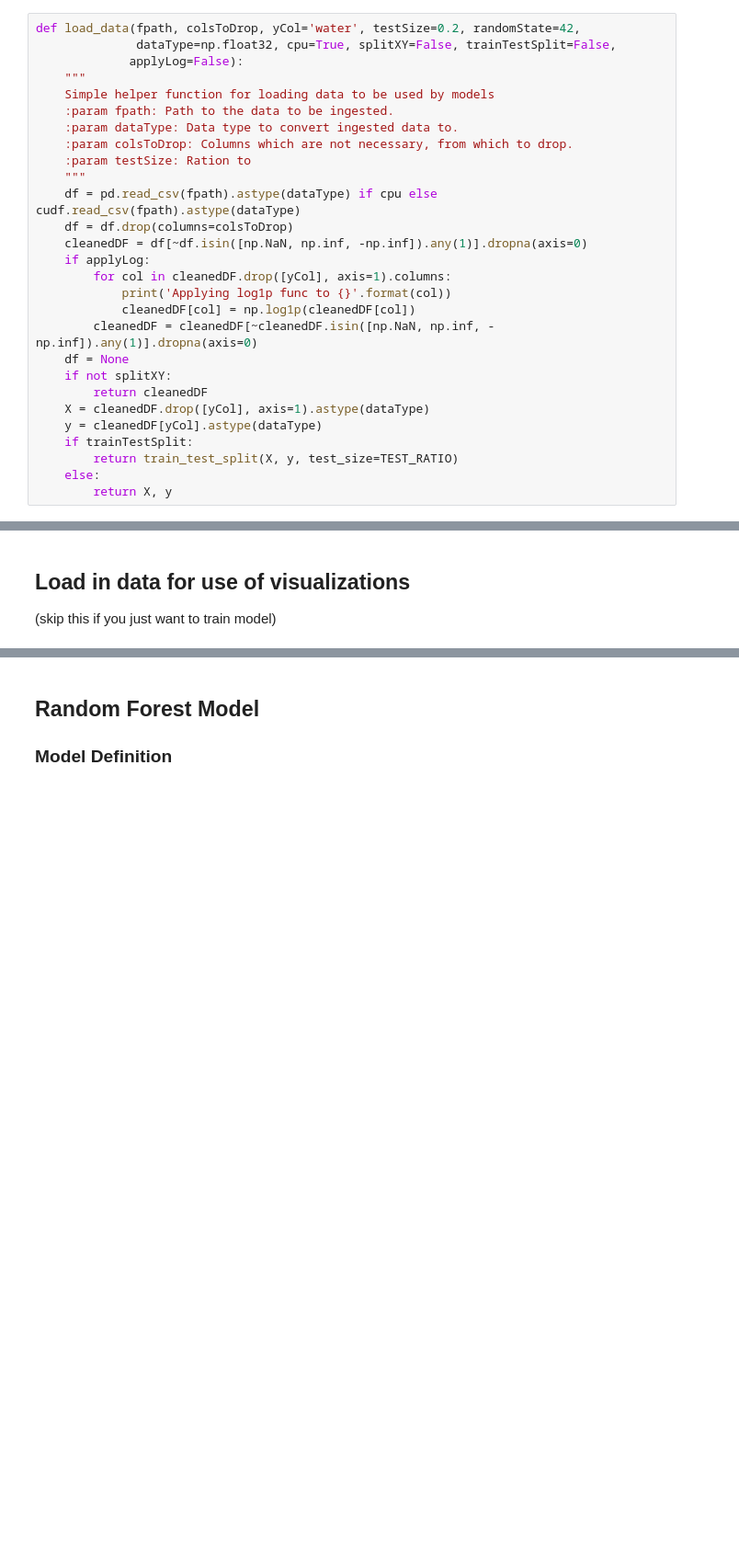
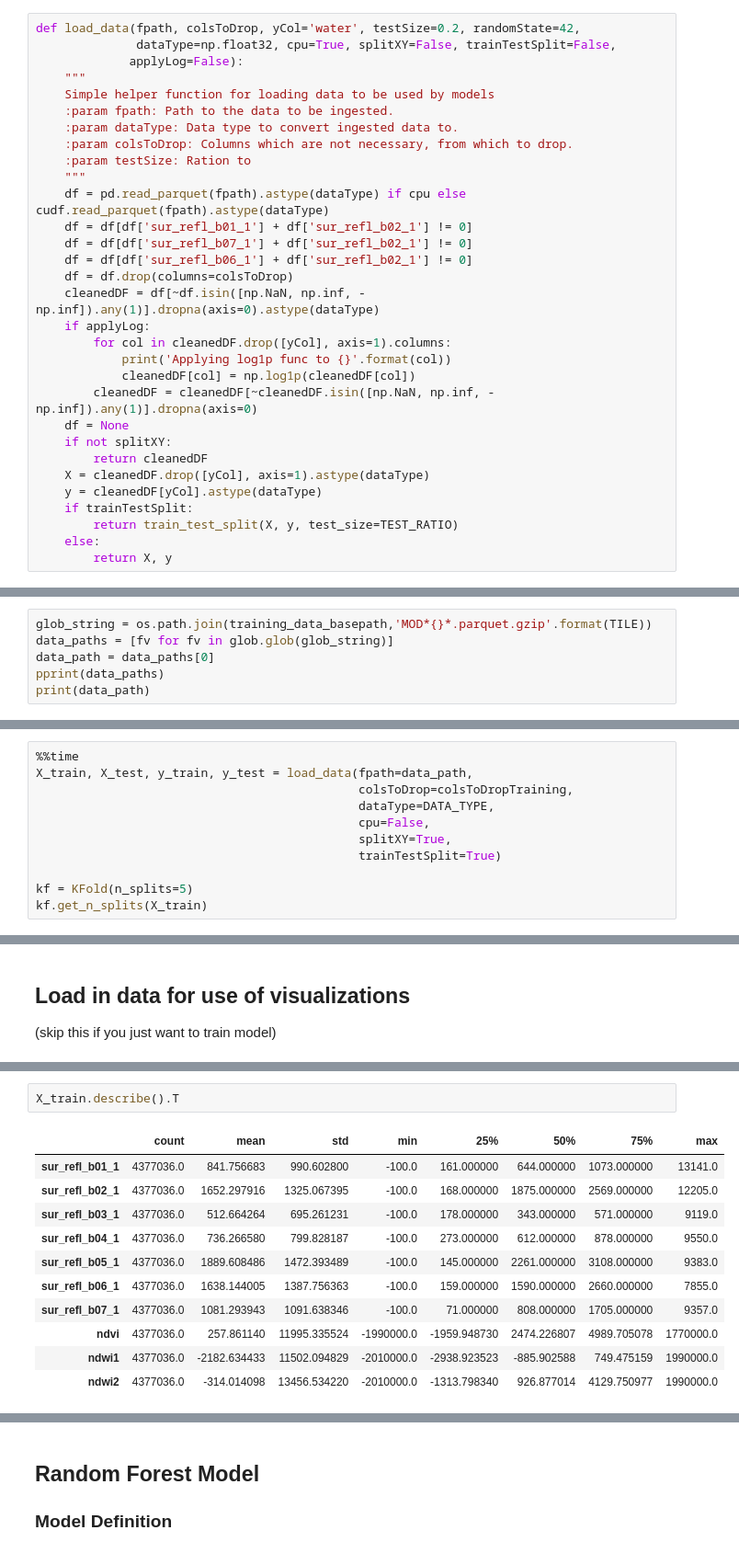
Before and after one commit to nasa-nccs-hpda/modis-water-classification, a Jupyter notebook: modis_water_training/view/notebook/MODIS_Water_RF_GPU.ipynb, the cells around one changed output, grey strips where cells are left out. Shown at 92% size. Cells and saved outputs as stored; diff of their text form; blank space fills up the shorter version.

```diff
--- a/modis_water_training/view/notebook/MODIS_Water_RF_GPU.ipynb
+++ b/modis_water_training/view/notebook/MODIS_Water_RF_GPU.ipynb
@@ -56,9 +85,12 @@ def load_data(fpath, colsToDrop, yCol='water', testSize=0.2, randomState=42,
     :param colsToDrop: Columns which are not necessary, from which to drop.
     :param testSize: Ration to
     """
-    df = pd.read_csv(fpath).astype(dataType) if cpu else cudf.read_csv(fpath).astype(dataType)
+    df = pd.read_parquet(fpath).astype(dataType) if cpu else cudf.read_parquet(fpath).astype(dataType)
+    df = df[df['sur_refl_b01_1'] + df['sur_refl_b02_1'] != 0]
+    df = df[df['sur_refl_b07_1'] + df['sur_refl_b02_1'] != 0]
+    df = df[df['sur_refl_b06_1'] + df['sur_refl_b02_1'] != 0]
     df = df.drop(columns=colsToDrop)
-    cleanedDF = df[~df.isin([np.NaN, np.inf, -np.inf]).any(1)].dropna(axis=0)
+    cleanedDF = df[~df.isin([np.NaN, np.inf, -np.inf]).any(1)].dropna(axis=0).astype(dataType)
     if applyLog:
         for col in cleanedDF.drop([yCol], axis=1).columns:
             print('Applying log1p func to {}'.format(col))
@@ -85,0 +113,6 @@ True
+# %%
+glob_string = os.path.join(training_data_basepath,'MOD*{}*.parquet.gzip'.format(TILE))
+data_paths = [fv for fv in glob.glob(glob_string)]
+data_path = data_paths[0]
+pprint(data_paths)
+print(data_path)
@@ -85,0 +124,11 @@ True
+# %%
+%%time
+X_train, X_test, y_train, y_test = load_data(fpath=data_path,
+                                             colsToDrop=colsToDropTraining,
+                                             dataType=DATA_TYPE,
+                                             cpu=False,
+                                             splitXY=True,
+                                             trainTestSplit=True)
+
+kf = KFold(n_splits=5)
+kf.get_n_splits(X_train)
@@ -160,0 +155,14 @@ sampledDf = None
+# %%
+X_train.describe().T
+# %% [output]
+|  | count | mean | std | min | 25% | 50% | 75% | max |
+| sur_refl_b01_1 | 4377036.0 | 841.756683 | 990.602800 | -100.0 | 161.000000 | 644.000000 | 1073.000000 | 13141.0 |
+| sur_refl_b02_1 | 4377036.0 | 1652.297916 | 1325.067395 | -100.0 | 168.000000 | 1875.000000 | 2569.000000 | 12205.0 |
+| sur_refl_b03_1 | 4377036.0 | 512.664264 | 695.261231 | -100.0 | 178.000000 | 343.000000 | 571.000000 | 9119.0 |
+| sur_refl_b04_1 | 4377036.0 | 736.266580 | 799.828187 | -100.0 | 273.000000 | 612.000000 | 878.000000 | 9550.0 |
+| sur_refl_b05_1 | 4377036.0 | 1889.608486 | 1472.393489 | -100.0 | 145.000000 | 2261.000000 | 3108.000000 | 9383.0 |
+| sur_refl_b06_1 | 4377036.0 | 1638.144005 | 1387.756363 | -100.0 | 159.000000 | 1590.000000 | 2660.000000 | 7855.0 |
+| sur_refl_b07_1 | 4377036.0 | 1081.293943 | 1091.638346 | -100.0 | 71.000000 | 808.000000 | 1705.000000 | 9357.0 |
+| ndvi | 4377036.0 | 257.861140 | 11995.335524 | -1990000.0 | -1959.948730 | 2474.226807 | 4989.705078 | 1770000.0 |
+| ndwi1 | 4377036.0 | -2182.634433 | 11502.094829 | -2010000.0 | -2938.923523 | -885.902588 | 749.475159 | 1990000.0 |
+| ndwi2 | 4377036.0 | -314.014098 | 13456.534220 | -2010000.0 | -1313.798340 | 926.877014 | 4129.750977 | 1990000.0 |
```
Also changed, not shown: parts of 89 cells of this notebook, 19 other files.
